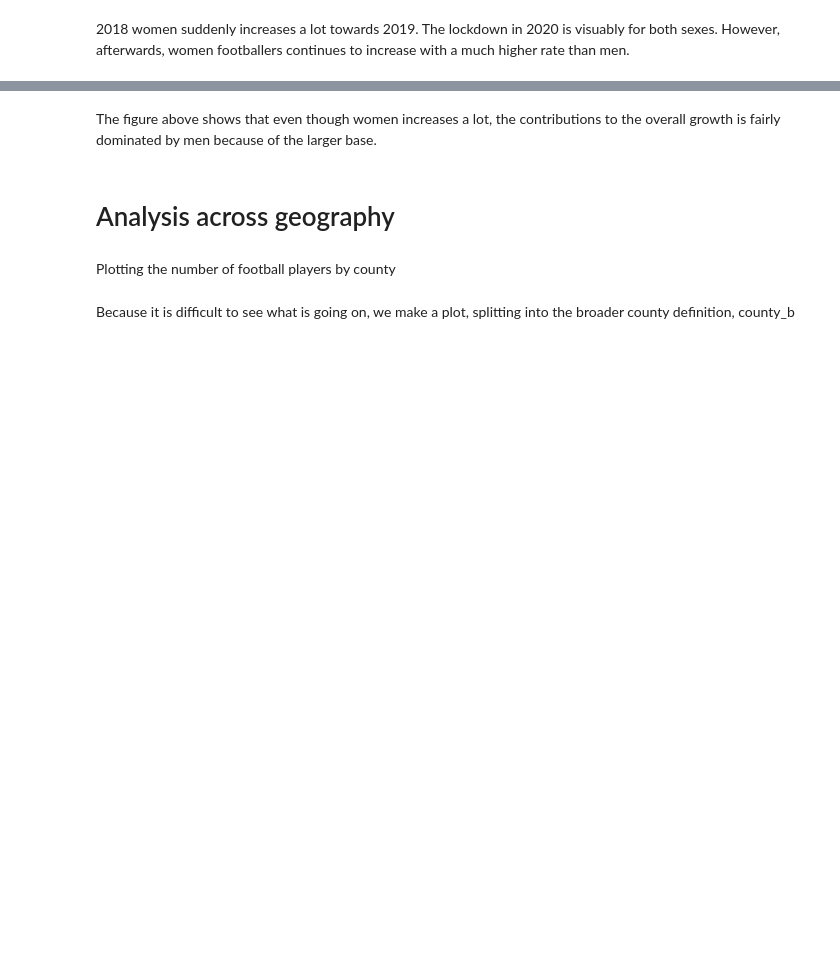
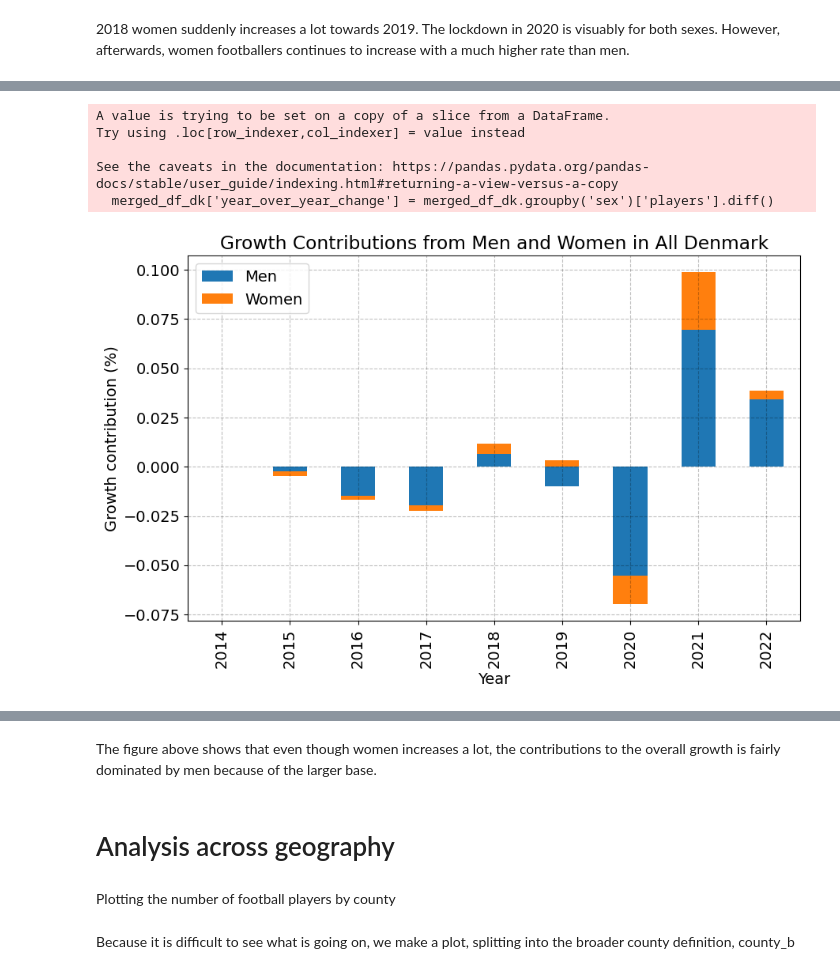
Before and after one commit to NumEconCopenhagen/projects-2024-econtechvets, a Jupyter notebook: dataproject/dataproject.ipynb, the cells around one changed output, grey strips where cells are left out. Drawn from its saved outputs; the diff is of its cells as text; code cells hidden in the pictures; blank space fills up the shorter version.

```diff
--- a/dataproject/dataproject.ipynb
+++ b/dataproject/dataproject.ipynb
@@ -274,25 +214,35 @@ Annual growth contributions
 # %%
-# Step 1: Calculate year-over-year change for each category
-idrakt_all['year_over_year_change'] = idrakt_all.groupby('sex')['value'].diff()
+# Step 1: Filter for 'All Denmark'
+merged_df_dk = merged_df[merged_df['region'] == 'All Denmark']
 
-# Step 2: Calculate the contribution for each category
+# Step 2: Calculate year-over-year change for each category
+merged_df_dk['year_over_year_change'] = merged_df_dk.groupby('sex')['players'].diff()
+
+# Step 3: Calculate the contribution for each category
 # First, create a pivot for the total values to align with the changes data
-total_values_previous_year = idrakt_all[idrakt_all['sex'] == 'Sex, total'][['year', 'value']].rename(columns={'value': 'total_previous_year'})
+total_values_previous_year = merged_df_dk[merged_df_dk['sex'] == 'Sex, total'][['year', 'players']].rename(columns={'players': 'total_previous_year'})
 total_values_previous_year['year'] += 1  # Aligning total of year n-1 with year n
 
 # Merge this back into the main DataFrame
-idrakt_all = pd.merge(idrakt_all, total_values_previous_year, on='year', how='left')
+merged_df_dk = pd.merge(merged_df_dk, total_values_previous_year, on='year', how='left')
 
 # Now calculate the contributions
-idrakt_all['contribution'] = idrakt_all.apply(lambda x: x['year_over_year_change'] / x['total_previous_year'] if x['sex'] != 'Sex, total' else None, axis=1)
+merged_df_dk['contribution'] = merged_df_dk.apply(lambda x: x['year_over_year_change'] / x['total_previous_year'] if x['sex'] != 'Sex, total' else None, axis=1)
 
-# Step 3: Pivot the data for plotting
-pivot_contribution = idrakt_all.pivot(index='year', columns='sex', values='contribution')
+# Step 4: Pivot the data for plotting
+pivot_contribution = merged_df_dk.pivot(index='year', columns='sex', values='contribution')
 
 # Visualize the contributions
 pivot_contribution[['Men', 'Women']].plot(kind='bar', stacked=True, figsize=(10, 6))
-plt.title('Growth Contributions from Men and Women')
+plt.title('Growth Contributions from Men and Women in All Denmark')
 plt.xlabel('Year')
-plt.ylabel('Growth p.a. (%)')
+plt.ylabel('Growth contribution (%)')
 plt.legend(['Men', 'Women'])
 plt.show()
+# %% [output]
+A value is trying to be set on a copy of a slice from a DataFrame.
+Try using .loc[row_indexer,col_indexer] = value instead
+
+See the caveats in the documentation: https://pandas.pydata.org/pandas-docs/stable/user_guide/indexing.html#returning-a-view-versus-a-copy
+  merged_df_dk['year_over_year_change'] = merged_df_dk.groupby('sex')['players'].diff()
+[figure, added]
```
Also changed, not shown: parts of 10 cells of this notebook, 3 other files.
